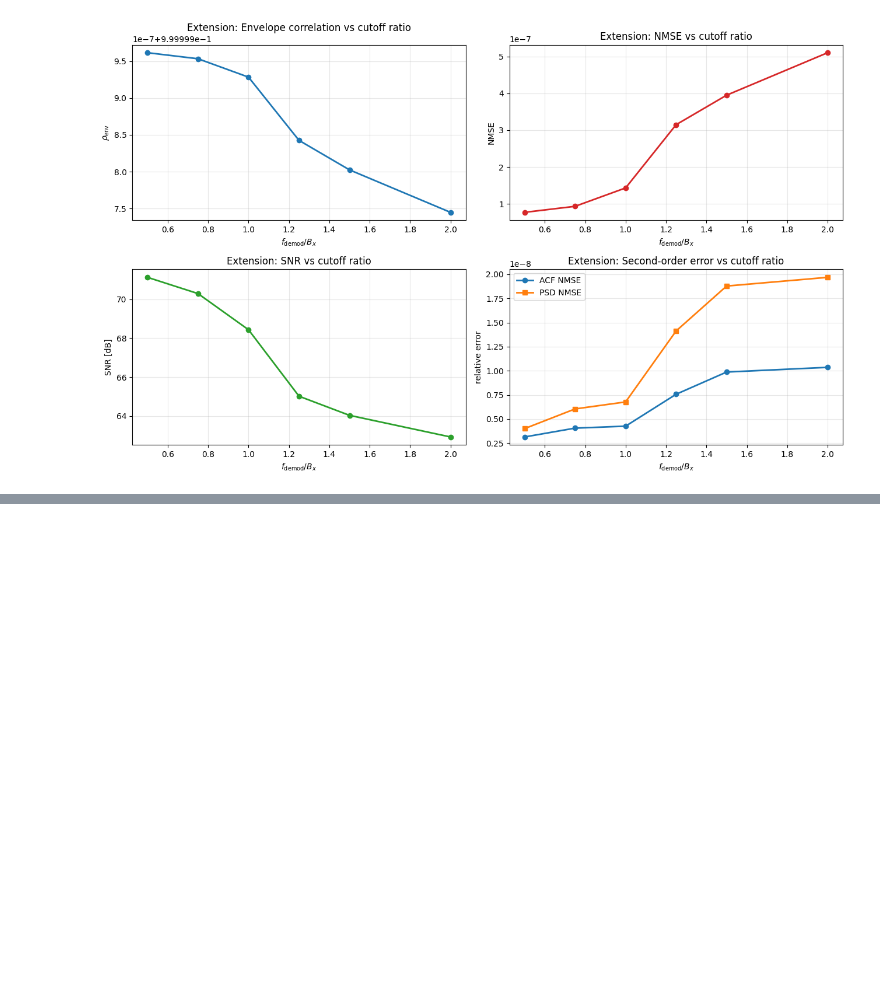
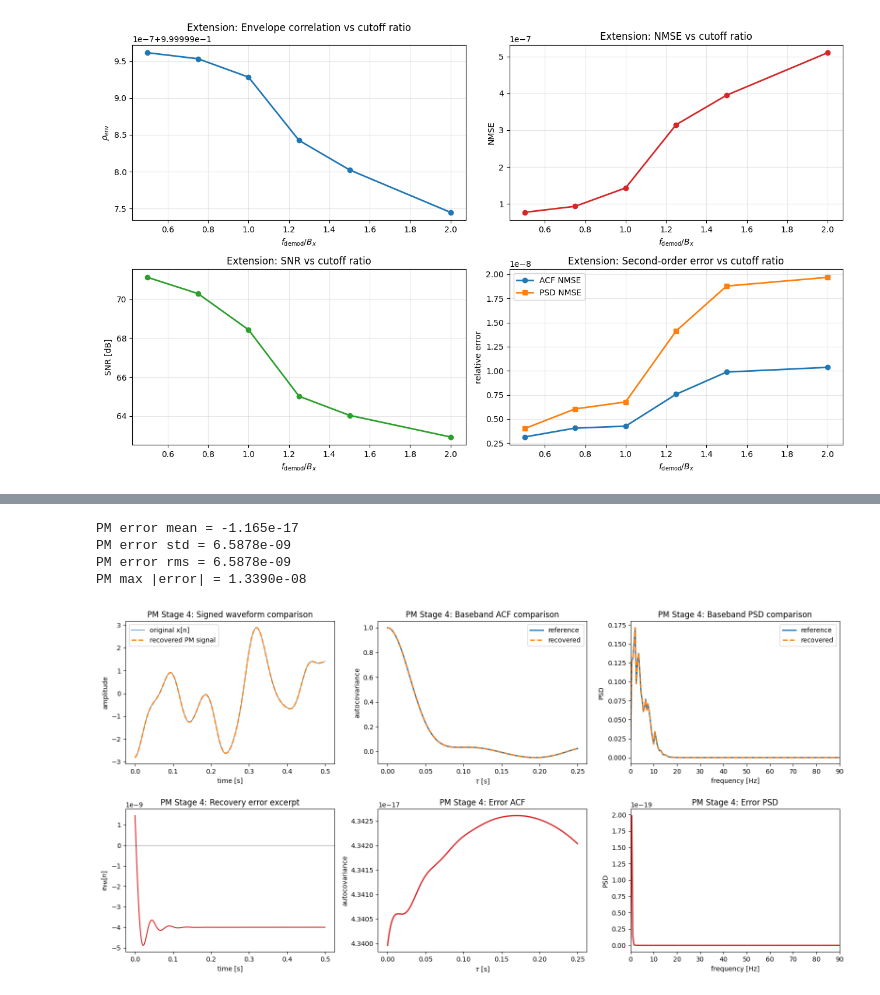
Before and after one commit to almondsun/signal-theory, a Jupyter notebook: workshops/03-envelope/gaussian-mod.ipynb, the cells around one changed output, grey strips where cells are left out. Cells and saved outputs as stored; diff of their text form; code cells hidden in the pictures; blank space fills up the shorter version.

```diff
--- a/workshops/03-envelope/gaussian-mod.ipynb
+++ b/workshops/03-envelope/gaussian-mod.ipynb
@@ -1295,3 +1632,81 @@ Best SNR in this sweep occurs at f_demod/B_x = 0.50 (f_demod = 7.50 Hz).
+# %%
+pm_error = pm_result["error"]
+lags_pm_err, acf_pm_err = estimate_acf_fft(pm_error, params["max_lag_samples"])
+tau_pm_err = lags_pm_err / params["fs"]
+freq_pm_err, psd_pm_err = welch_psd(
+    pm_error,
+    params["fs"],
+    nperseg=params["welch_nperseg"],
+    noverlap=params["welch_noverlap"],
+)
+
+pm_stage4["error"] = pm_error
+pm_stage4["tau_err"] = tau_pm_err
+pm_stage4["acf_err"] = acf_pm_err
+pm_stage4["freq_err"] = freq_pm_err
+pm_stage4["psd_err"] = psd_pm_err
+pm_stage4["error_mean"] = float(np.mean(pm_error))
+pm_stage4["error_std"] = float(np.std(pm_error, ddof=0))
+pm_stage4["error_rms"] = float(np.sqrt(np.mean(pm_error**2)))
+pm_stage4["error_max_abs"] = float(np.max(np.abs(pm_error)))
+
+print(f"PM error mean = {pm_stage4['error_mean']:+.3e}")
+print(f"PM error std = {pm_stage4['error_std']:.4e}")
+print(f"PM error rms = {pm_stage4['error_rms']:.4e}")
+print(f"PM max |error| = {pm_stage4['error_max_abs']:.4e}")
+
+excerpt_samples_pm_err = max(128, int(0.50 * params["fs"]))
+f_pm_err_max = min(params["fs"] / 2.0, max(4.0 * pm_stage3["post_lpf_hz"], 40.0))
+
+fig, axes = plt.subplots(2, 3, figsize=(16, 8))
+
+axes[0, 0].plot(pm_result["time_axis"][:excerpt_samples_pm_err], stage1["x"][:excerpt_samples_pm_err], lw=1.3, alpha=0.7, label="original x[n]")
+axes[0, 0].plot(pm_result["time_axis"][:excerpt_samples_pm_err], pm_stage3["recovered"][:excerpt_samples_pm_err], lw=2.0, ls="--", label="recovered PM signal")
+axes[0, 0].set_title("PM Stage 4: Signed waveform comparison")
+axes[0, 0].set_xlabel("time [s]")
+axes[0, 0].set_ylabel("amplitude")
+axes[0, 0].legend()
+
+axes[0, 1].plot(pm_stage3["tau_lags"], pm_stage3["acf_ref"], lw=2.0, label="reference")
+axes[0, 1].plot(pm_stage3["tau_lags"], pm_stage3["acf_rec"], lw=2.0, ls="--", label="recovered")
+axes[0, 1].set_title("PM Stage 4: Baseband ACF comparison")
+axes[0, 1].set_xlabel(r"$\tau$ [s]")
+axes[0, 1].set_ylabel("autocovariance")
+axes[0, 1].legend()
+
+axes[0, 2].plot(pm_stage3["freq_welch"], pm_stage3["psd_ref"], lw=2.0, label="reference")
+axes[0, 2].plot(pm_stage3["freq_welch"], pm_stage3["psd_rec"], lw=2.0, ls="--", label="recovered")
+axes[0, 2].set_title("PM Stage 4: Baseband PSD comparison")
+axes[0, 2].set_xlabel("frequency [Hz]")
+axes[0, 2].set_ylabel("PSD")
+axes[0, 2].set_xlim(0.0, f_pm_err_max)
+axes[0, 2].legend()
+
+axes[1, 0].plot(pm_result["time_axis"][:excerpt_samples_pm_err], pm_error[:excerpt_samples_pm_err], lw=1.5, color="tab:red")
+axes[1, 0].axhline(0.0, color="black", lw=0.8, alpha=0.4)
+axes[1, 0].set_title("PM Stage 4: Recovery error excerpt")
+axes[1, 0].set_xlabel("time [s]")
+axes[1, 0].set_ylabel(r"$e_{\mathrm{PM}}[n]$")
+
+axes[1, 1].plot(tau_pm_err, acf_pm_err, lw=2.0, color="tab:red")
+axes[1, 1].set_title("PM Stage 4: Error ACF")
+axes[1, 1].set_xlabel(r"$\tau$ [s]")
+axes[1, 1].set_ylabel("autocovariance")
+
+axes[1, 2].plot(freq_pm_err, psd_pm_err, lw=2.0, color="tab:red")
+axes[1, 2].set_title("PM Stage 4: Error PSD")
+axes[1, 2].set_xlabel("frequency [Hz]")
+axes[1, 2].set_ylabel("PSD")
+axes[1, 2].set_xlim(0.0, f_pm_err_max)
+
+plt.tight_layout()
+plt.show()
+# %% [output]
+PM error mean = -1.165e-17
+PM error std = 6.5878e-09
+PM error rms = 6.5878e-09
+PM max |error| = 1.3390e-08
+[figure, added]
 # %% [markdown]
 ## Required Deliverables
 
```
Also changed, not shown: parts of 5 cells of this notebook.
